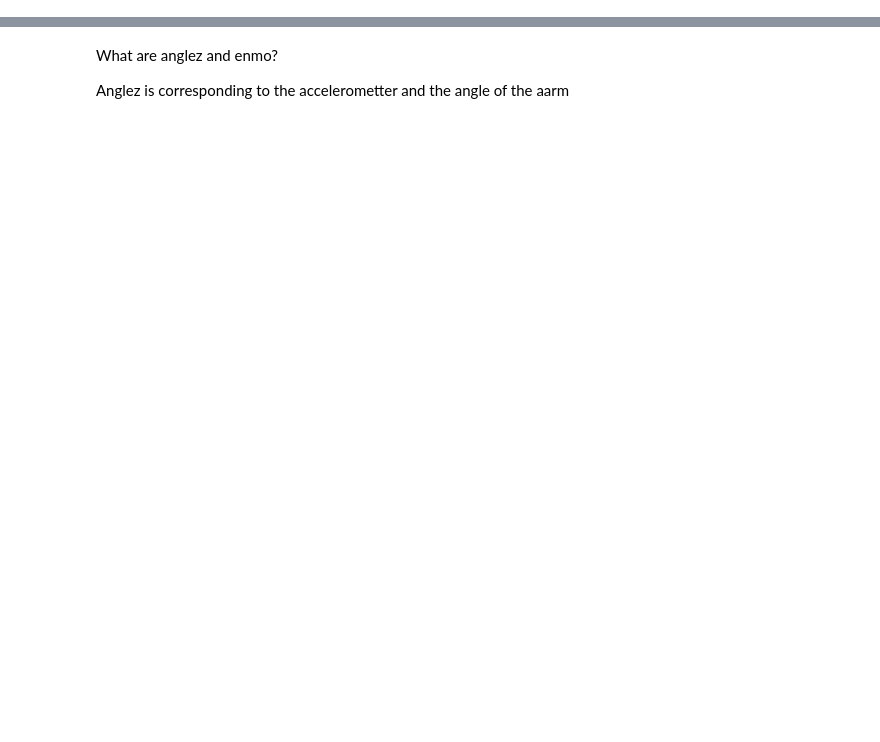
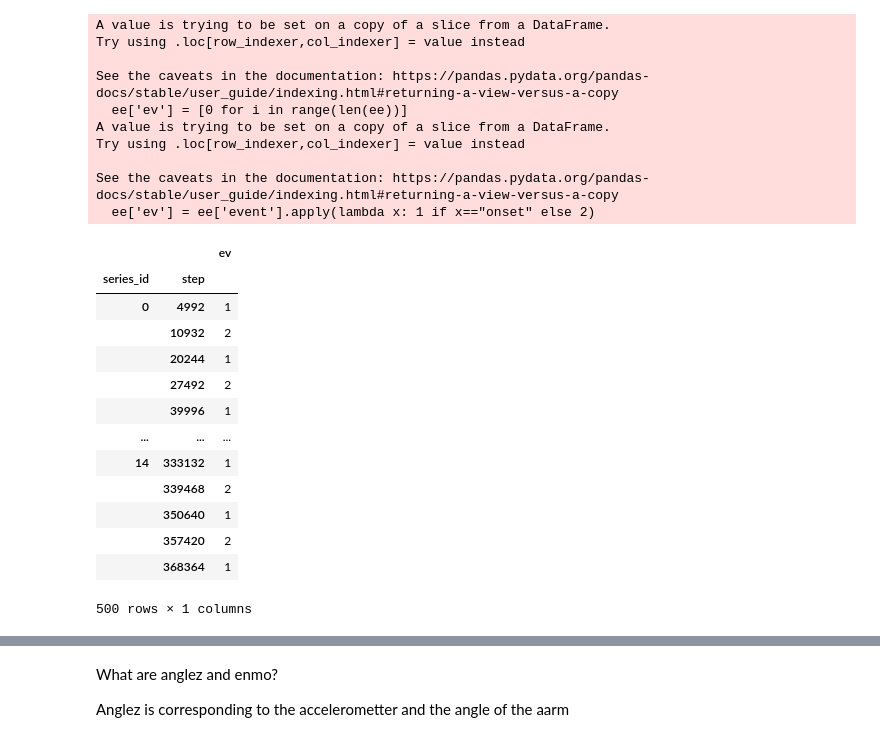
Before and after one commit to antoninchafiol/Detect_Zzz, a Jupyter notebook: notebooks/EDA.ipynb, the cells around one changed output, grey strips where cells are left out. Saved outputs shown, nothing was run; the diff lists cells and outputs as text; code cells hidden in the pictures; blank space fills up the shorter version.

```diff
--- a/notebooks/EDA.ipynb
+++ b/notebooks/EDA.ipynb
@@ -10,0 +35,35 @@ series = pd.read_parquet("../data/original/train_series.parquet")
+# %%
+ee = events[:500]
+uniq = ee['series_id'].unique()
+ee['ev'] = [0 for i in range(len(ee))]
+ee['ev'] = ee['event'].apply(lambda x: 1 if x=="onset" else 2)
+ee = ee.drop(columns=['night', 'event', 'digit_event'])
+ee['series_id'] = ee['series_id'].replace(uniq, [i for i in range(len(uniq))])
+ee['step'] = ee['step'].astype(np.int64)
+ee = ee.set_index(['series_id', 'step'])
+ee
+# %% [output]
+A value is trying to be set on a copy of a slice from a DataFrame.
+Try using .loc[row_indexer,col_indexer] = value instead
+
+See the caveats in the documentation: https://pandas.pydata.org/pandas-docs/stable/user_guide/indexing.html#returning-a-view-versus-a-copy
+  ee['ev'] = [0 for i in range(len(ee))]
+A value is trying to be set on a copy of a slice from a DataFrame.
+Try using .loc[row_indexer,col_indexer] = value instead
+
+See the caveats in the documentation: https://pandas.pydata.org/pandas-docs/stable/user_guide/indexing.html#returning-a-view-versus-a-copy
+  ee['ev'] = ee['event'].apply(lambda x: 1 if x=="onset" else 2)
+|  |  | ev |
+| series_id | step |  |
+| 0 | 4992 | 1 |
+|  | 10932 | 2 |
+|  | 20244 | 1 |
+|  | 27492 | 2 |
+|  | 39996 | 1 |
+| ... | ... | ... |
+| 14 | 333132 | 1 |
+|  | 339468 | 2 |
+|  | 350640 | 1 |
+|  | 357420 | 2 |
+|  | 368364 | 1 |
+500 rows × 1 columns
```
Also changed, not shown: parts of 13 cells of this notebook, 4 other files.
